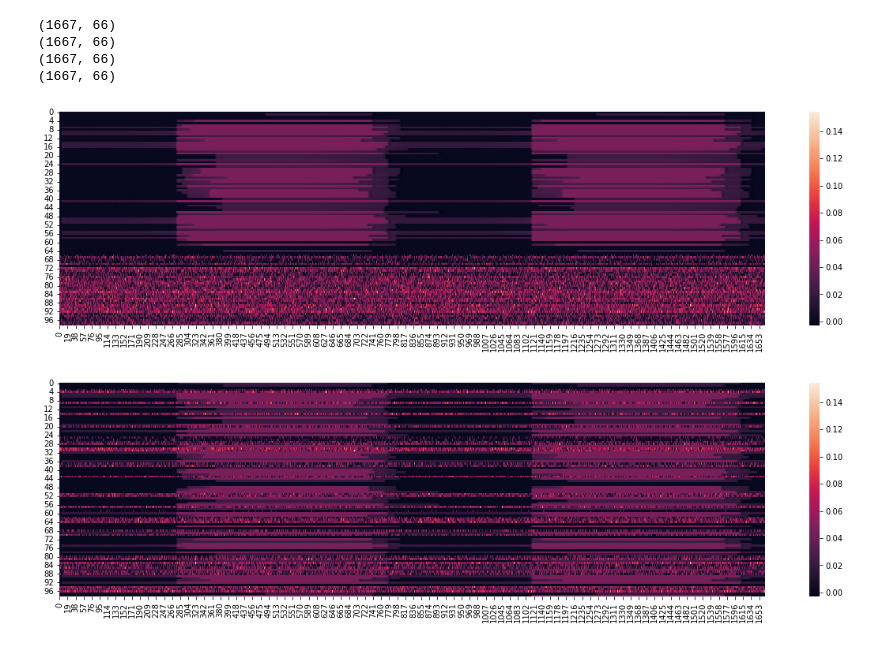
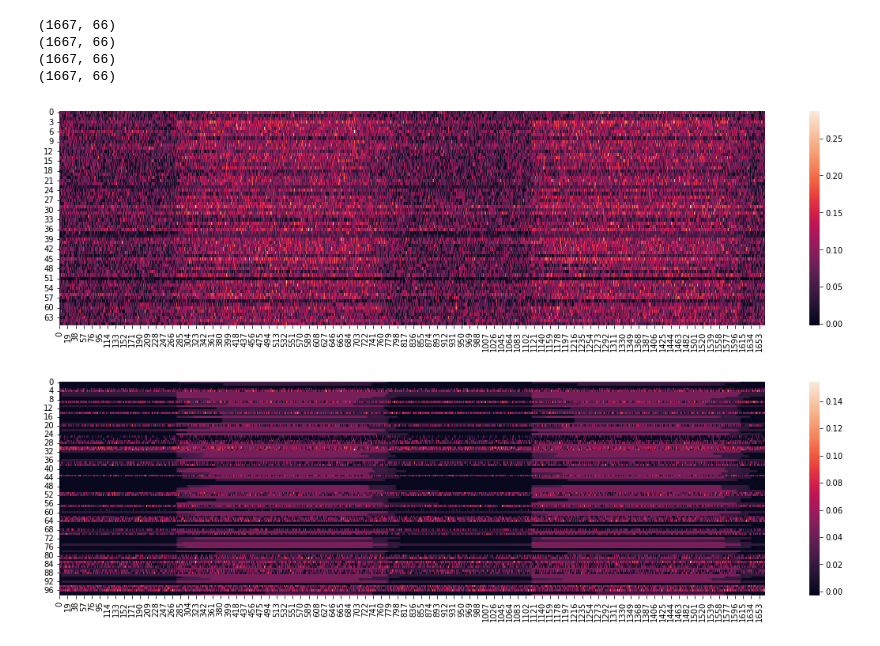
Before and after one commit to braindynamicslab/demapper, a Jupyter notebook: notebooks/w3c_slice_dataset.ipynb, the cells around one changed output. Saved outputs shown, nothing was run; the diff lists cells and outputs as text; code cells hidden in the pictures.

Commit message:
Add latest code to generate new datasets wnoise2 and ss2 and analyze

```diff
--- a/notebooks/w3c_slice_dataset.ipynb
+++ b/notebooks/w3c_slice_dataset.ipynb
@@ -207,16 +257,16 @@ import os
 import csv
 
 basepath = '../data/w3c'
-outpath = '../data/w3c_wnoise/'
+outpath = '../data/w3c_wnoise2/'
 
-path = os.path.join(basepath, 'w3c_simulated_bold.npy')
+path = os.path.join(basepath, 'SBJ99_bold.npy')
 bold = np.load(path)
 
-task_path = os.path.join(basepath, 'task_info.csv')
-tasks = []
-with open(task_path) as f:
-    for row in csv.DictReader(f):
-        tasks.append(row)
+# task_path = os.path.join(basepath, 'task_info.csv')
+# tasks = []
+# with open(task_path) as f:
+#     for row in csv.DictReader(f):
+#         tasks.append(row)
 
 noisebold1 = np.load(os.path.join(outpath, 'noisebold1.npy')).T
 noisebold2 = np.load(os.path.join(outpath, 'noisebold2.npy')).T
@@ -253,9 +334,11 @@ for b, name in zip([bold125us, bold150us, bold200us, bold300us, bold400us], name
 # %%
 import matplotlib.pyplot as plt
 import seaborn as sns
 
+bold_wnoise = np.load(os.path.join(outpath, 'SBJ-SNR00.5.npy'))
+
 plt.figure(figsize=(20, 5))
-sns.heatmap(bold150us.T)
+sns.heatmap(bold_wnoise.T)
 plt.show()
 # %% [output]
-[figure, old version]
+[figure, new version]
```
Also changed, not shown: parts of 14 cells of this notebook, 4 other files.
